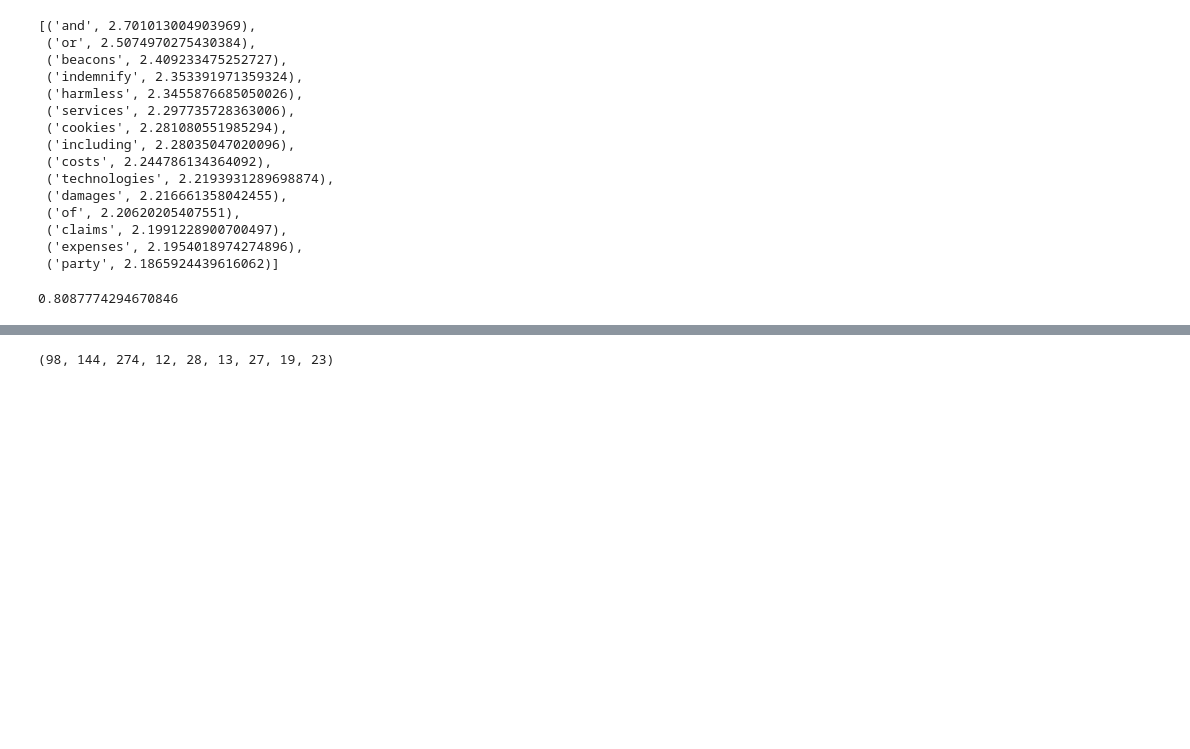
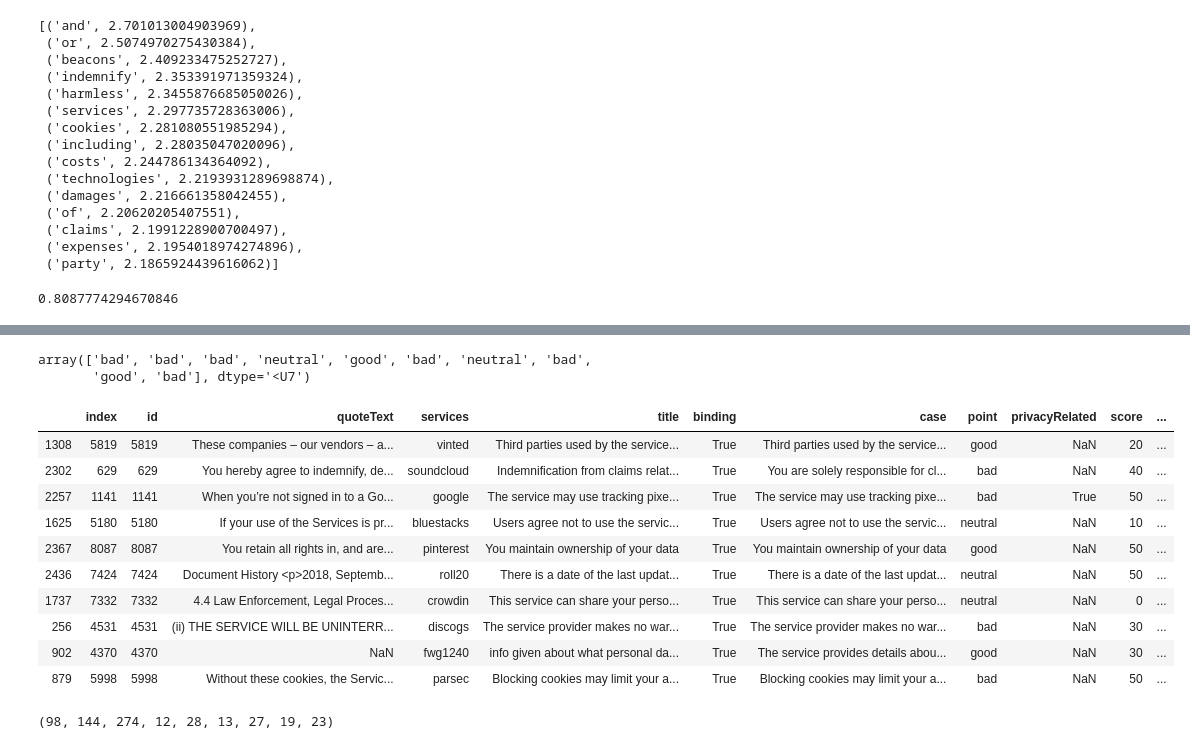
Before and after one commit to emkawong/TLDR-Terms-of-Service-Classifier, a Jupyter notebook: tos_eda.ipynb, the cells around one changed output, grey strips where cells are left out. Cells and saved outputs as stored; diff of their text form; code cells hidden in the pictures; blank space fills up the shorter version.

```diff
--- a/tos_eda.ipynb
+++ b/tos_eda.ipynb
@@ -315,3 +413,22 @@ array([0.55220035, 0.39795073, 0.04984892])
+# %%
+model.predict(X_test_tfiddy)[:10]
+# %% [output]
+array(['bad', 'bad', 'bad', 'neutral', 'good', 'bad', 'neutral', 'bad',
+       'good', 'bad'], dtype='<U7')
+# %%
+df.iloc[[1308, 2302, 2257, 1625, 2367, 2436, 1737, 256, 902, 879]]
+# %% [output]
+|  | index | id | quoteText | services | title | binding | case | point | privacyRelated | score | ... |
+| 1308 | 5819 | 5819 | These companies – our vendors – a... | vinted | Third parties used by the service... | True | Third parties used by the service... | good | NaN | 20 | ... |
+| 2302 | 629 | 629 | You hereby agree to indemnify, de... | soundcloud | Indemnification from claims relat... | True | You are solely responsible for cl... | bad | NaN | 40 | ... |
+| 2257 | 1141 | 1141 | When you’re not signed in to a Go... | google | The service may use tracking pixe... | True | The service may use tracking pixe... | bad | True | 50 | ... |
+| 1625 | 5180 | 5180 | If your use of the Services is pr... | bluestacks | Users agree not to use the servic... | True | Users agree not to use the servic... | neutral | NaN | 10 | ... |
+| 2367 | 8087 | 8087 | You retain all rights in, and are... | pinterest | You maintain ownership of your data | True | You maintain ownership of your data | good | NaN | 50 | ... |
+| 2436 | 7424 | 7424 | Document History <p>2018, Septemb... | roll20 | There is a date of the last updat... | True | There is a date of the last updat... | neutral | NaN | 50 | ... |
+| 1737 | 7332 | 7332 | 4.4 Law Enforcement, Legal Proces... | crowdin | This service can share your perso... | True | This service can share your perso... | neutral | NaN | 0 | ... |
+| 256 | 4531 | 4531 | (ii) THE SERVICE WILL BE UNINTERR... | discogs | The service provider makes no war... | True | The service provider makes no war... | bad | NaN | 30 | ... |
+| 902 | 4370 | 4370 | NaN | fwg1240 | info given about what personal da... | True | The service provides details abou... | good | NaN | 30 | ... |
+| 879 | 5998 | 5998 | Without these cookies, the Servic... | parsec | Blocking cookies may limit your a... | True | Blocking cookies may limit your a... | bad | NaN | 50 | ... |
 # %%
 truegood,trueneutral,truebad,neutral_notgood,neutral_notbad,good_notneutral,good_notbad,bad_notneutral,bad_notgood = 0,0,0,0,0,0,0,0,0
 
```
Also changed, not shown: parts of 13 cells of this notebook.
